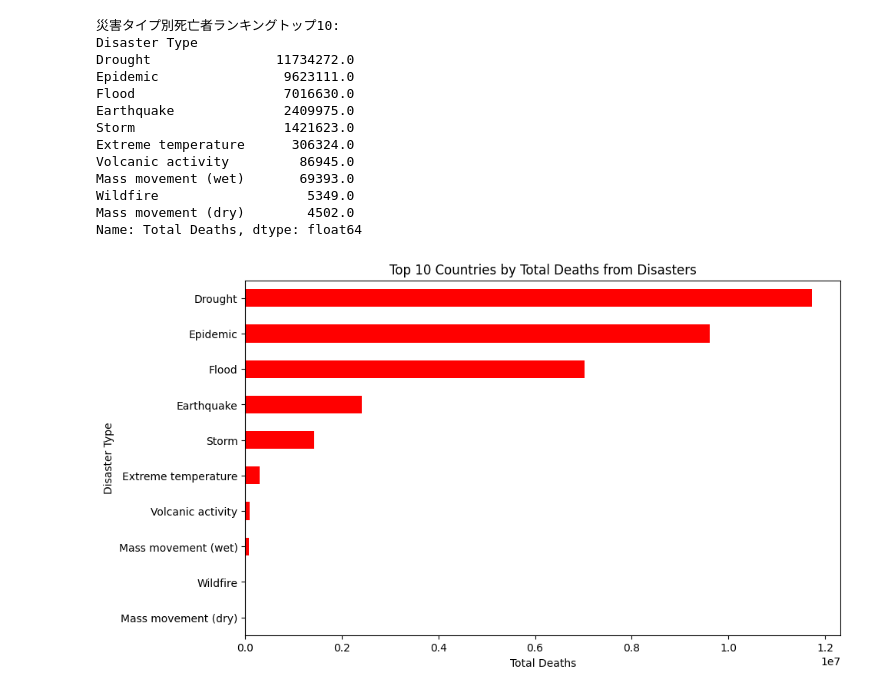
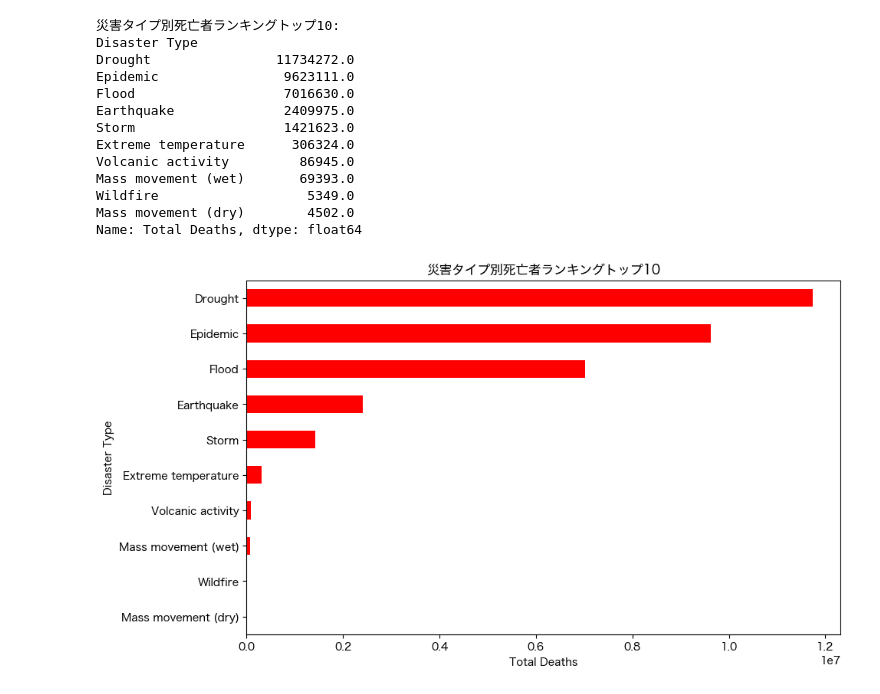
Before and after one commit to a250927s-create/me, a Jupyter notebook: week9/dtsl.ipynb, the cells around one changed output. Saved outputs shown, nothing was run; the diff lists cells and outputs as text; code cells hidden in the pictures.

```diff
--- a/week9/dtsl.ipynb
+++ b/week9/dtsl.ipynb
@@ -1,6 +1,7 @@
 # %%
 import pandas as pd
 import matplotlib.pyplot as plt
+plt.rcParams['font.family'] = 'Hiragino Sans'
 
 # Load the dataset
 emdat = pd.read_csv('emdat.csv')
@@ -35,14 +36,14 @@ Name: Total Deaths, dtype: float64
 # %%
 # 可視化: 災害タイプ別死亡者ランキングトップ10の棒グラフ
 top_10_deaths = death_ranking.head(10)
 # Plotting
 plt.figure(figsize=(10, 6))
 #カラーとタイトルを追加
 top_10_deaths.plot(kind='barh', color='red')
 #ラベルとタイトルを追加
 plt.xlabel('Total Deaths')
-plt.title('Top 10 Countries by Total Deaths from Disasters')
+plt.title('災害タイプ別死亡者ランキングトップ10')
 plt.gca().invert_yaxis()  # Highest first
 plt.show()
 # %% [output]
-[figure, old version]
+[figure, new version]
```
Also changed, not shown: parts of 1 cell of this notebook, 3 other files.
